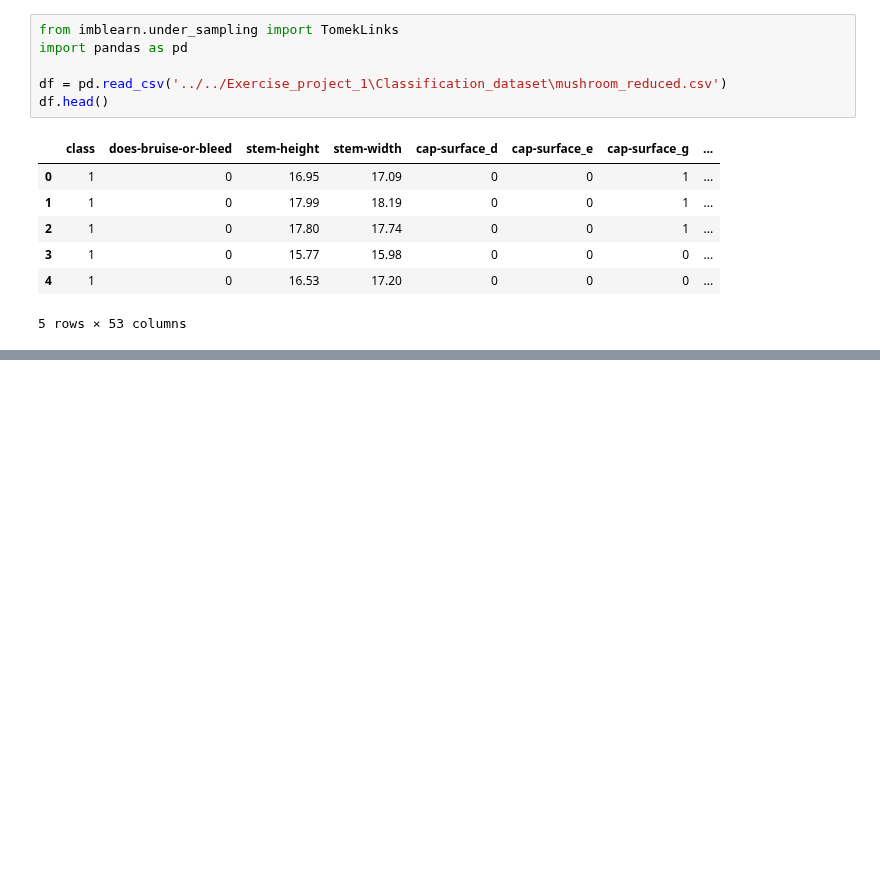
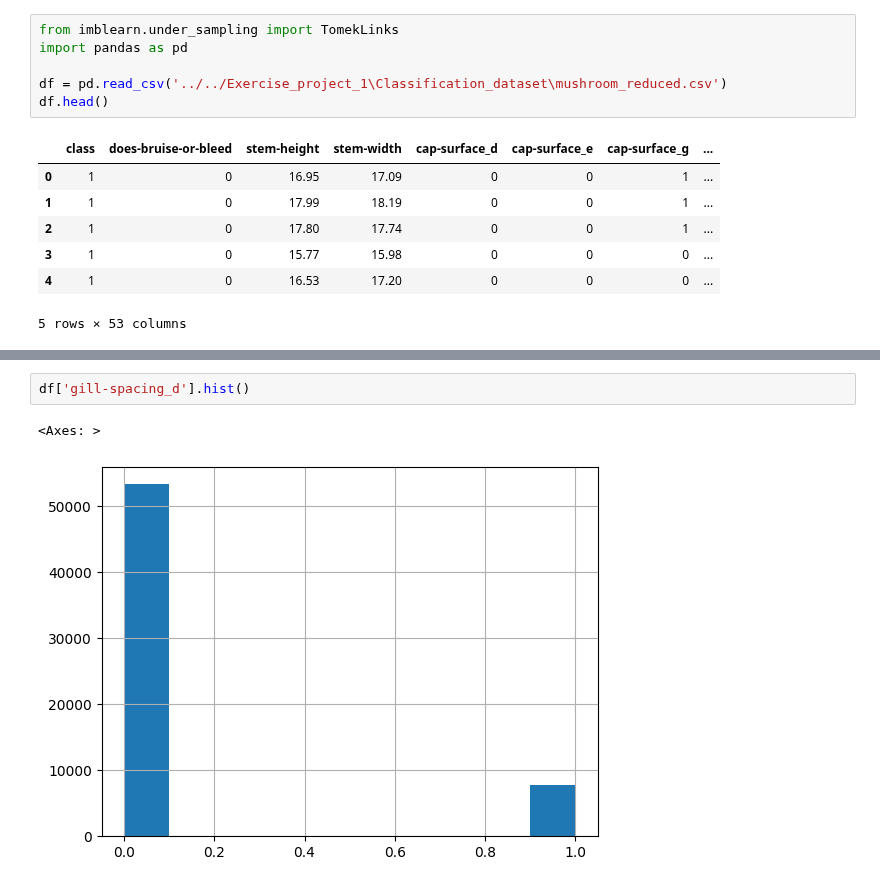
Before and after one commit to RovSveta/Advanced_Data_analytics_2025, a Jupyter notebook: Exercise_project_2/Classification_dataset/tomekLinks_classif.ipynb, the cells around one changed output, grey strips where cells are left out. Drawn from its saved outputs; the diff is of its cells as text; blank space fills up the shorter version.

```diff
--- a/Exercise_project_2/Classification_dataset/tomekLinks_classif.ipynb
+++ b/Exercise_project_2/Classification_dataset/tomekLinks_classif.ipynb
@@ -14,0 +73,5 @@ df.head()
+# %%
+df['gill-spacing_d'].hist()
+# %% [output]
+<Axes: >
+[figure, added]
```
Also changed, not shown: parts of 9 cells of this notebook, 1 other file.
